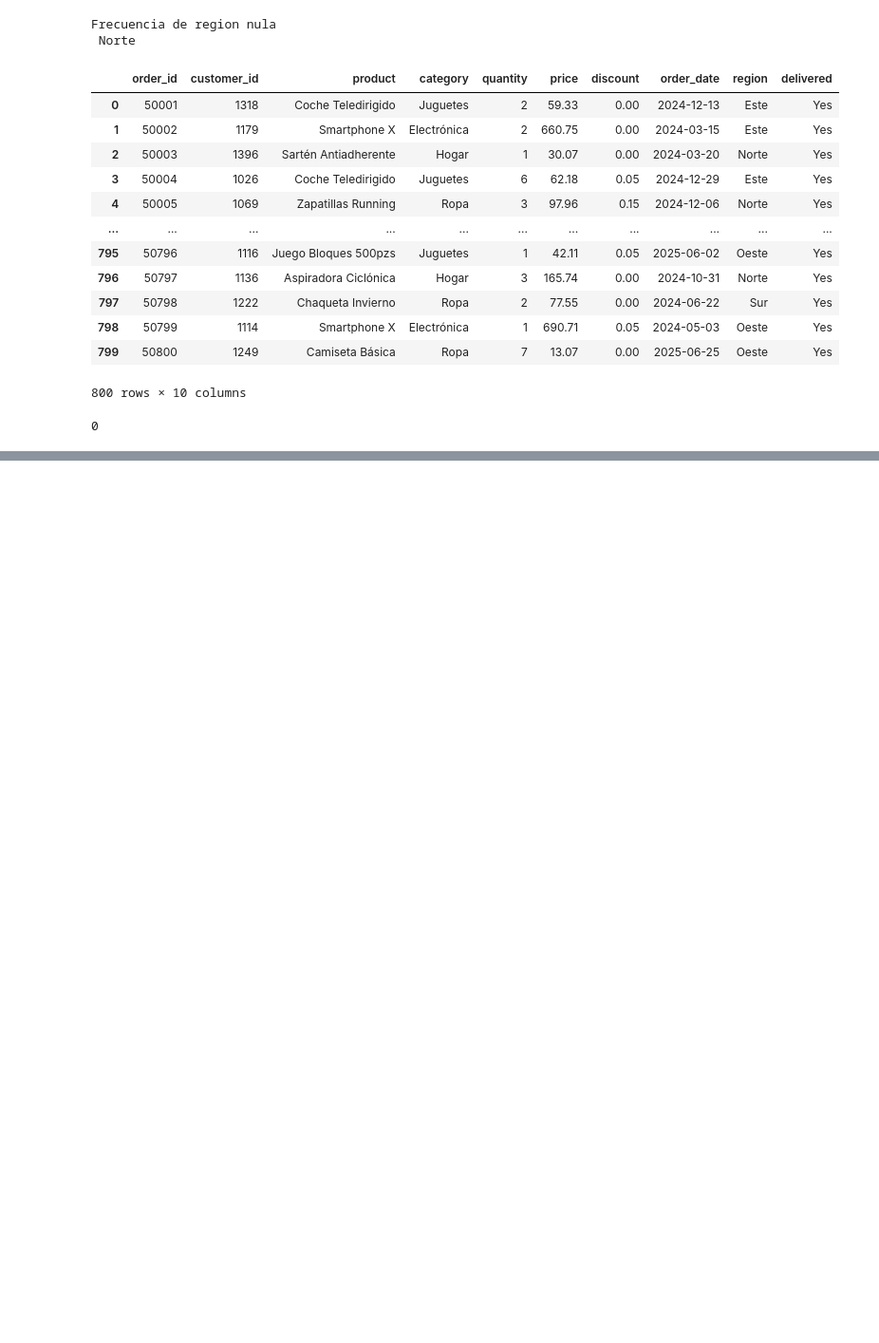
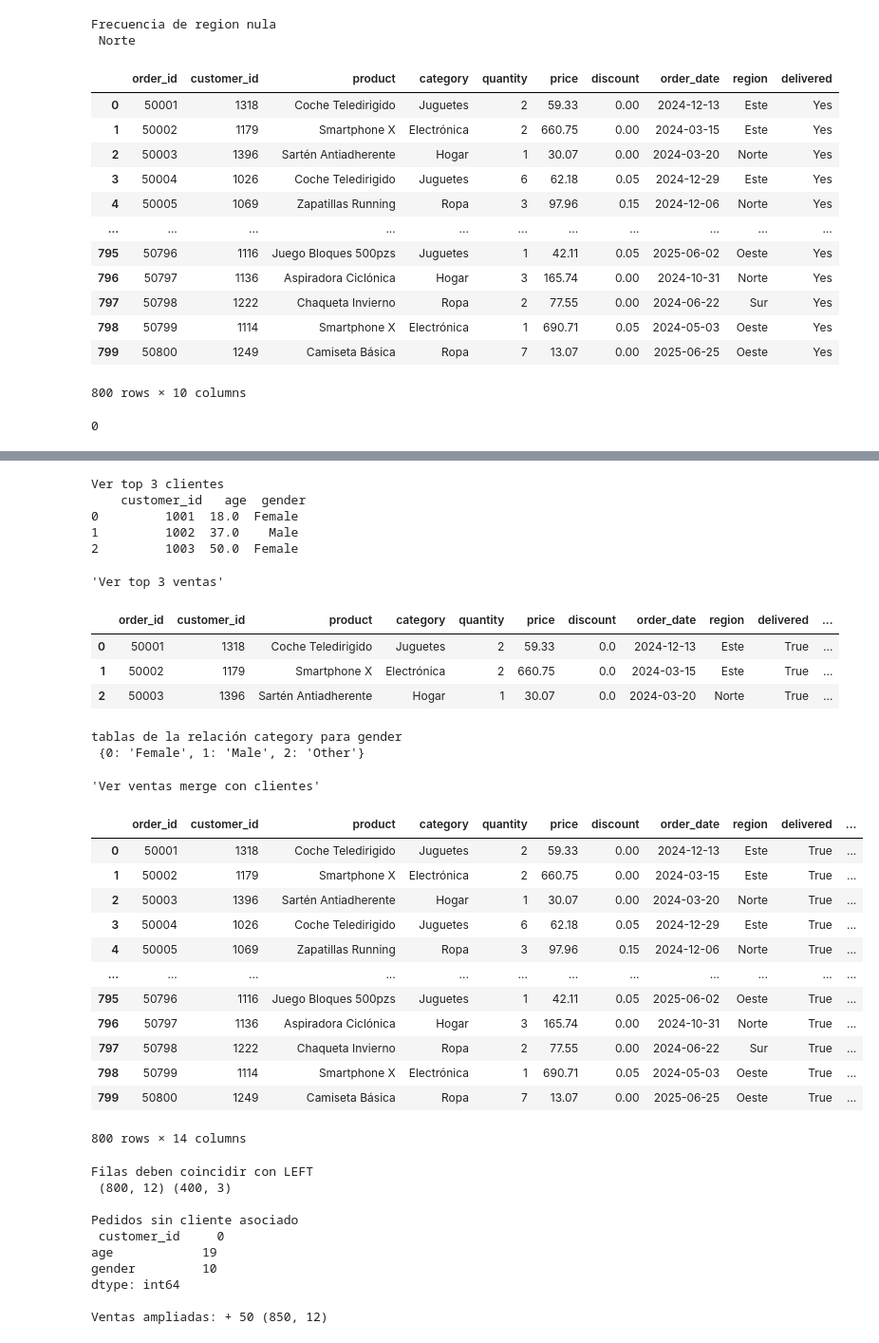
Before and after one commit to hammet05/UDIT.ProgrammingAI, a Jupyter notebook: clase03/notebooks/ejercicios_manipula_data_pandas.ipynb, the cells around one changed output, grey strips where cells are left out. Shown at 95% size. Cells and saved outputs as stored; diff of their text form; code cells hidden in the pictures; blank space fills up the shorter version.

Commit message:
Se finaliza ejercicios y reto integrador

```diff
--- a/clase03/notebooks/ejercicios_manipula_data_pandas.ipynb
+++ b/clase03/notebooks/ejercicios_manipula_data_pandas.ipynb
@@ -351,0 +252,15 @@ with pd.ExcelWriter("informe_corazon.xlsx") as writer:
+# %%
+#Limpieza y manejo de valores faltantes
+# 1. Comprueba cuántos valores nulos hay en cada columna.
+
+df_ventas.isna().sum()
+
+# 2. Rellena los valores nulos en `discount` con **0**.
+df_ventas["discount"]= df_ventas["discount"].fillna(0)
+df_ventas
+
+# 3. Rellena los valores nulos en `region` con la **moda** de la columna.
+
+moda_region = df_ventas["region"].mode()[0]
+df_ventas["region"] = df_ventas["region"].fillna(moda_region)
+df_ventas
@@ -351,0 +419,63 @@ with pd.ExcelWriter("informe_corazon.xlsx") as writer:
+# %%
+# Combinación de DataFrames
+
+# Leo clientes
+df_clientes = pd.read_csv("../datos_ejercicio_integrador/clientes.csv")
+
+print("\nVer top 3 clientes\n",df_clientes.head(3))
+display("Ver top 3 ventas",df_ventas.head(3))
+#categorizo gender
+
+df_clientes["gender"] = df_clientes["gender"].astype("category")
+
+tabla_categorias_gender = dict(enumerate(df_clientes["gender"].cat.categories))
+print("\ntablas de la relación category para gender\n",tabla_categorias_gender)
+
+# 1. Haz un `merge()` entre `ventas` y `clientes` para unir la información.
+merge_ventas_clientes = pd.merge(df_ventas,df_clientes,on="customer_id", how="left", validate="m:1" ) #filas repetidas
+display("Ver ventas merge con clientes",merge_ventas_clientes)
+
+print("\nFilas deben coincidir con LEFT\n",df_ventas.shape, df_clientes.shape)   # las filas deben coincidir con left
+print("\nPedidos sin cliente asociado\n", df_clientes.isna().sum())             # nulos = pedidos sin cliente asociado
+
+# 2. Usa `concat()` para simular añadir **50 pedidos nuevos** al DataFrame original.
+nuevos_pedidos = df_ventas.sample(50, random_state=42)   # simulación: 50 filas de ejemplo
+df_ampliado = pd.concat([df_ventas, nuevos_pedidos], ignore_index=True)
+print("\nVentas ampliadas: + 50",df_ampliado.shape)   # debería tener 50 filas más que df_ventas
+# %% [output]
+Ver top 3 clientes
+    customer_id   age  gender
+0         1001  18.0  Female
+1         1002  37.0    Male
+2         1003  50.0  Female
+'Ver top 3 ventas'
+|  | order_id | customer_id | product | category | quantity | price | discount | order_date | region | delivered | ... |
+| 0 | 50001 | 1318 | Coche Teledirigido | Juguetes | 2 | 59.33 | 0.0 | 2024-12-13 | Este | True | ... |
+| 1 | 50002 | 1179 | Smartphone X | Electrónica | 2 | 660.75 | 0.0 | 2024-03-15 | Este | True | ... |
+| 2 | 50003 | 1396 | Sartén Antiadherente | Hogar | 1 | 30.07 | 0.0 | 2024-03-20 | Norte | True | ... |
+tablas de la relación category para gender
+ {0: 'Female', 1: 'Male', 2: 'Other'}
+'Ver ventas merge con clientes'
+|  | order_id | customer_id | product | category | quantity | price | discount | order_date | region | delivered | ... |
+| 0 | 50001 | 1318 | Coche Teledirigido | Juguetes | 2 | 59.33 | 0.00 | 2024-12-13 | Este | True | ... |
+| 1 | 50002 | 1179 | Smartphone X | Electrónica | 2 | 660.75 | 0.00 | 2024-03-15 | Este | True | ... |
+| 2 | 50003 | 1396 | Sartén Antiadherente | Hogar | 1 | 30.07 | 0.00 | 2024-03-20 | Norte | True | ... |
+| 3 | 50004 | 1026 | Coche Teledirigido | Juguetes | 6 | 62.18 | 0.05 | 2024-12-29 | Este | True | ... |
+| 4 | 50005 | 1069 | Zapatillas Running | Ropa | 3 | 97.96 | 0.15 | 2024-12-06 | Norte | True | ... |
+| ... | ... | ... | ... | ... | ... | ... | ... | ... | ... | ... | ... |
+| 795 | 50796 | 1116 | Juego Bloques 500pzs | Juguetes | 1 | 42.11 | 0.05 | 2025-06-02 | Oeste | True | ... |
+| 796 | 50797 | 1136 | Aspiradora Ciclónica | Hogar | 3 | 165.74 | 0.00 | 2024-10-31 | Norte | True | ... |
+| 797 | 50798 | 1222 | Chaqueta Invierno | Ropa | 2 | 77.55 | 0.00 | 2024-06-22 | Sur | True | ... |
+| 798 | 50799 | 1114 | Smartphone X | Electrónica | 1 | 690.71 | 0.05 | 2024-05-03 | Oeste | True | ... |
+| 799 | 50800 | 1249 | Camiseta Básica | Ropa | 7 | 13.07 | 0.00 | 2025-06-25 | Oeste | True | ... |
+800 rows × 14 columns
+Filas deben coincidir con LEFT
+ (800, 12) (400, 3)
+
+Pedidos sin cliente asociado
+ customer_id     0
+age            19
+gender         10
+dtype: int64
+
+Ventas ampliadas: + 50 (850, 12)
```
Also changed, not shown: parts of 12 cells of this notebook, 2 other files.
